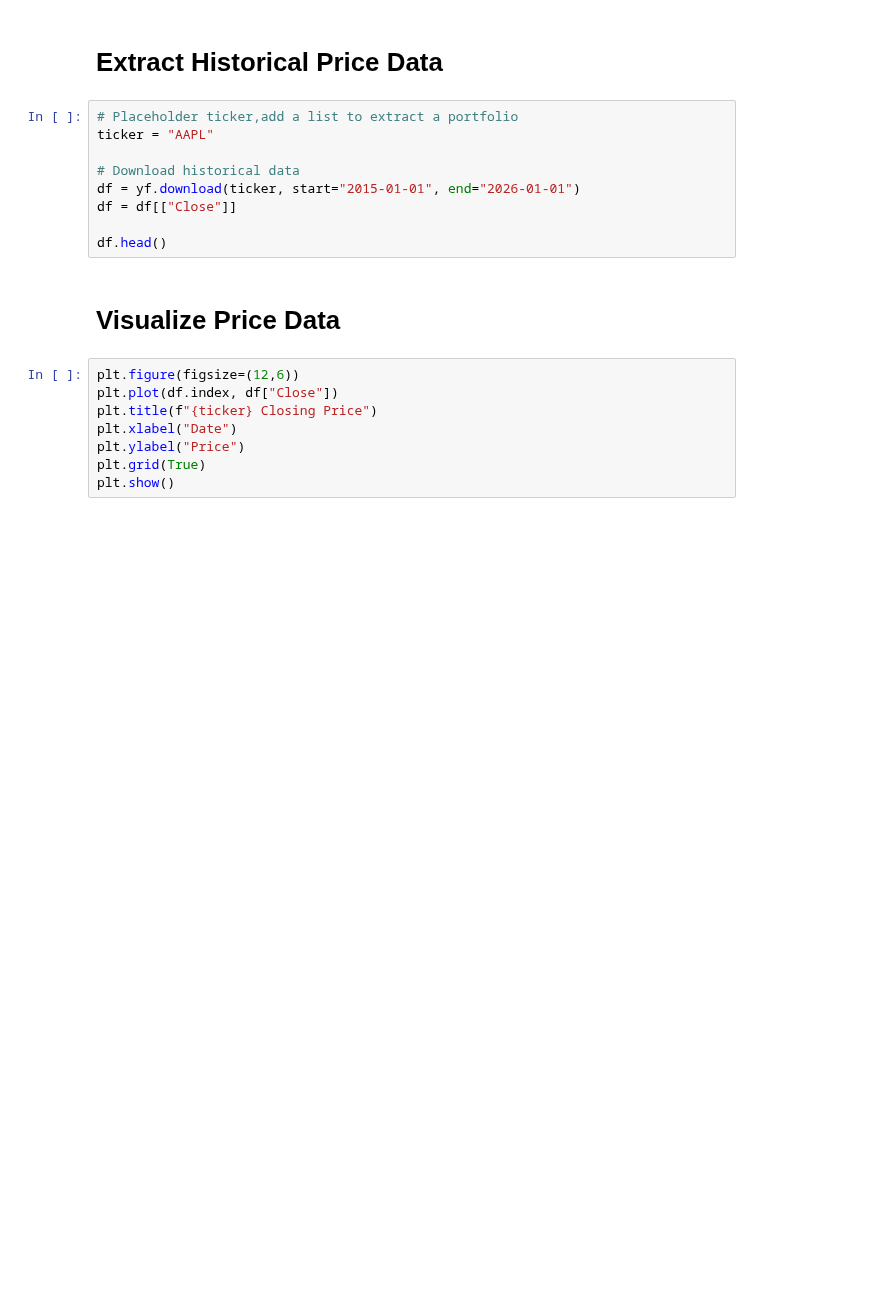
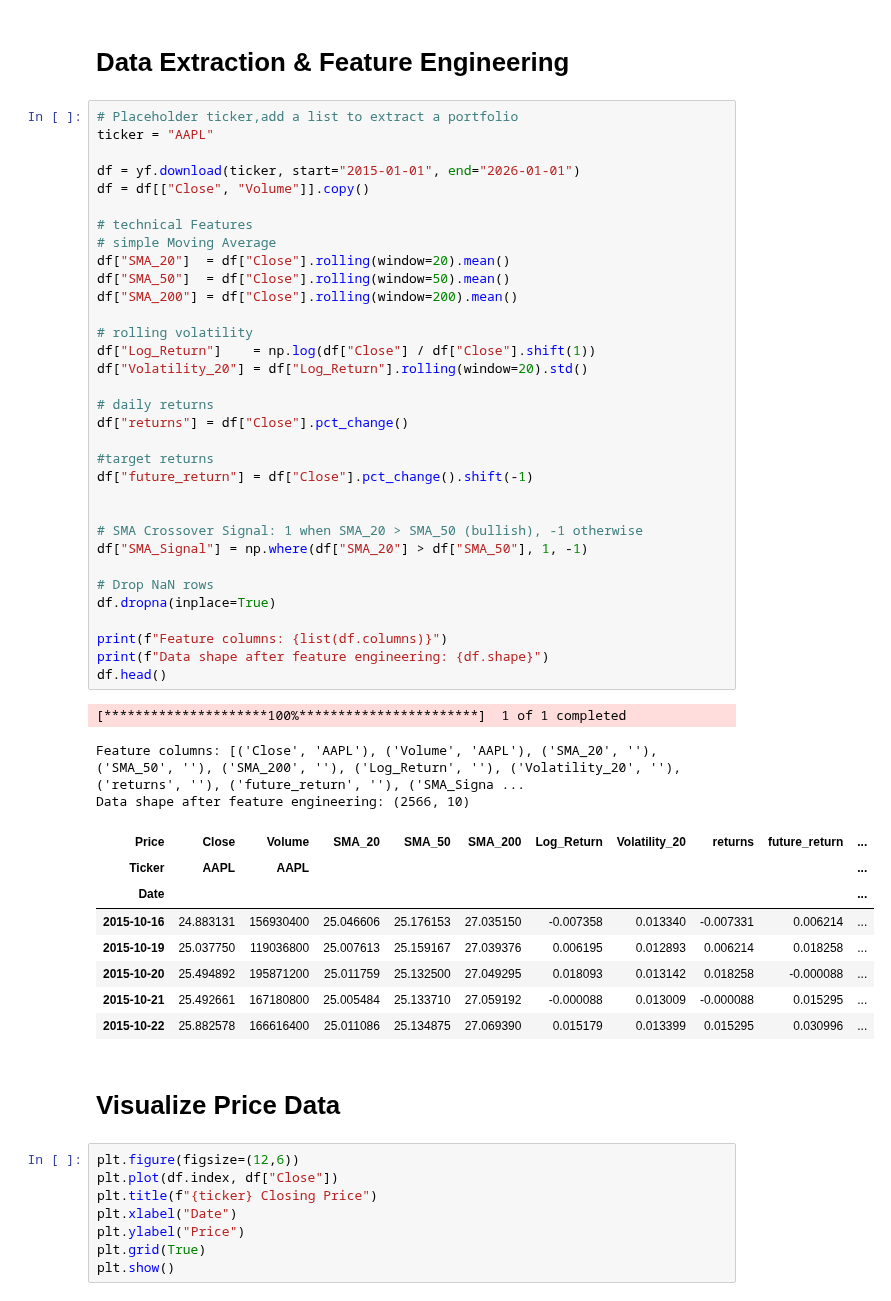
Before and after one commit to aachen-investment-club/AIC-ML, a Jupyter notebook: prototypes/Models/LSTM/LSTM_template.ipynb, the cells around one changed output. Saved outputs shown, nothing was run; the diff lists cells and outputs as text; blank space fills up the shorter version.

```diff
--- a/prototypes/Models/LSTM/LSTM_template.ipynb
+++ b/prototypes/Models/LSTM/LSTM_template.ipynb
@@ -12,14 +20,50 @@ warnings.filterwarnings("ignore")
-# %% [markdown]
-# Extract Historical Price Data
-# %%
-# Placeholder ticker,add a list to extract a portfolio
-ticker = "AAPL"
-
-# Download historical data
-df = yf.download(ticker, start="2015-01-01", end="2026-01-01")
-df = df[["Close"]]
-
-df.head()
+# %% [markdown]
+# Data Extraction & Feature Engineering
+# %%
+# Placeholder ticker,add a list to extract a portfolio
+ticker = "AAPL"
+
+df = yf.download(ticker, start="2015-01-01", end="2026-01-01")
+df = df[["Close", "Volume"]].copy()
+
+# technical Features
+# simple Moving Average
+df["SMA_20"]  = df["Close"].rolling(window=20).mean()
+df["SMA_50"]  = df["Close"].rolling(window=50).mean()
+df["SMA_200"] = df["Close"].rolling(window=200).mean()
+
+# rolling volatility
+df["Log_Return"]    = np.log(df["Close"] / df["Close"].shift(1))
+df["Volatility_20"] = df["Log_Return"].rolling(window=20).std()
+
+# daily returns
+df["returns"] = df["Close"].pct_change()
+
+#target returns
+df["future_return"] = df["Close"].pct_change().shift(-1)
+
+
+# SMA Crossover Signal: 1 when SMA_20 > SMA_50 (bullish), -1 otherwise
+df["SMA_Signal"] = np.where(df["SMA_20"] > df["SMA_50"], 1, -1)
+
+# Drop NaN rows
+df.dropna(inplace=True)
+
+print(f"Feature columns: {list(df.columns)}")
+print(f"Data shape after feature engineering: {df.shape}")
+df.head()
+# %% [output]
+[*********************100%***********************]  1 of 1 completed
+Feature columns: [('Close', 'AAPL'), ('Volume', 'AAPL'), ('SMA_20', ''), ('SMA_50', ''), ('SMA_200', ''), ('Log_Return', ''), ('Volatility_20', ''), ('returns', ''), ('future_return', ''), ('SMA_Signa ...
+Data shape after feature engineering: (2566, 10)
+| Price | Close | Volume | SMA_20 | SMA_50 | SMA_200 | Log_Return | Volatility_20 | returns | future_return | ... |
+| Ticker | AAPL | AAPL |  |  |  |  |  |  |  | ... |
+| Date |  |  |  |  |  |  |  |  |  | ... |
+| 2015-10-16 | 24.883131 | 156930400 | 25.046606 | 25.176153 | 27.035150 | -0.007358 | 0.013340 | -0.007331 | 0.006214 | ... |
+| 2015-10-19 | 25.037750 | 119036800 | 25.007613 | 25.159167 | 27.039376 | 0.006195 | 0.012893 | 0.006214 | 0.018258 | ... |
+| 2015-10-20 | 25.494892 | 195871200 | 25.011759 | 25.132500 | 27.049295 | 0.018093 | 0.013142 | 0.018258 | -0.000088 | ... |
+| 2015-10-21 | 25.492661 | 167180800 | 25.005484 | 25.133710 | 27.059192 | -0.000088 | 0.013009 | -0.000088 | 0.015295 | ... |
+| 2015-10-22 | 25.882578 | 166616400 | 25.011086 | 25.134875 | 27.069390 | 0.015179 | 0.013399 | 0.015295 | 0.030996 | ... |
 # %% [markdown]
 # Visualize Price Data
 # %%
```
Also changed, not shown: parts of 14 cells of this notebook.
